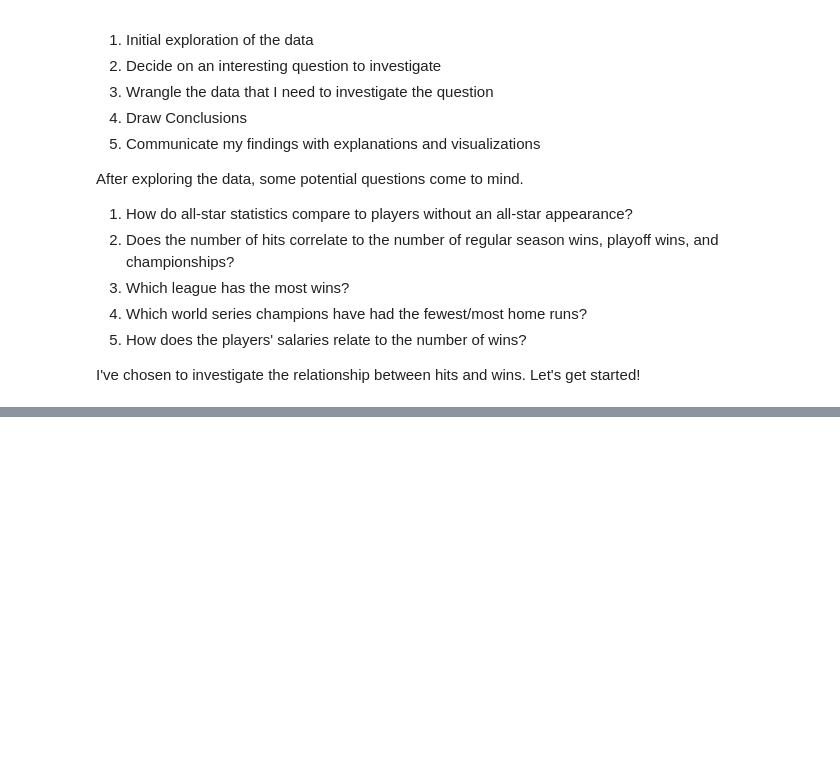
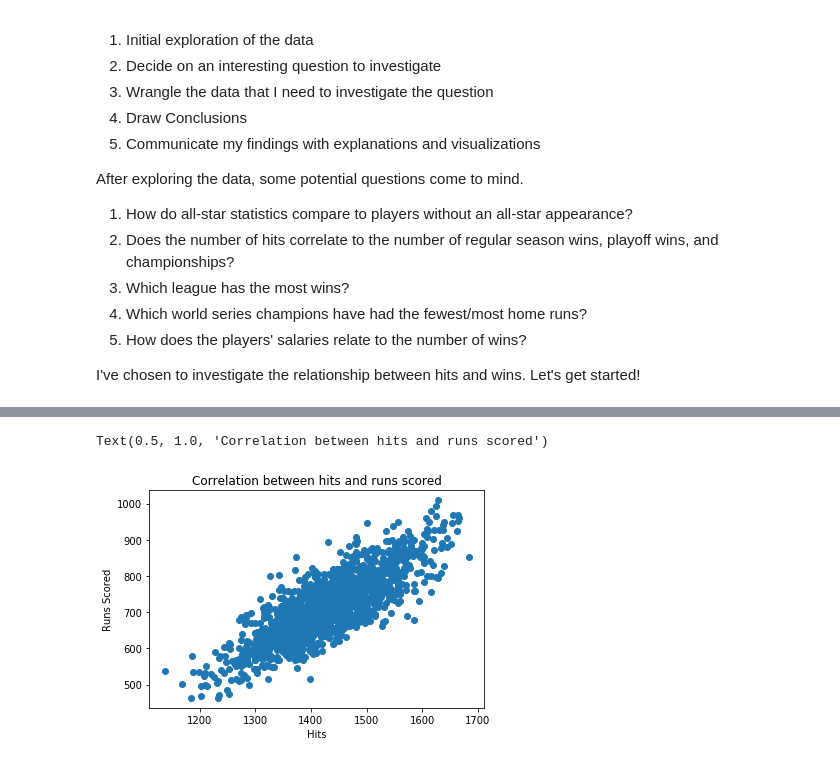
Before and after one commit to bkhogan2/investigate-a-dataset, a Jupyter notebook: investigate-a-dataset.ipynb, the cells around one changed output, grey strips where cells are left out. Cells and saved outputs as stored; diff of their text form; code cells hidden in the pictures; blank space fills up the shorter version.

```diff
--- a/investigate-a-dataset.ipynb
+++ b/investigate-a-dataset.ipynb
@@ -46,0 +78,12 @@ players = pd.read_csv('data/core/People.csv')
+# %%
+hits_wins = teams[['H', 'W']]
+hits = teams['H']
+runs = teams['R']
+
+plt.scatter(hits, runs)
+plt.xlabel("Hits")
+plt.ylabel("Runs Scored")
+plt.title("Correlation between hits and runs scored")
+# %% [output]
+Text(0.5, 1.0, 'Correlation between hits and runs scored')
+[figure, added]
```
Also changed, not shown: parts of 7 cells of this notebook.
